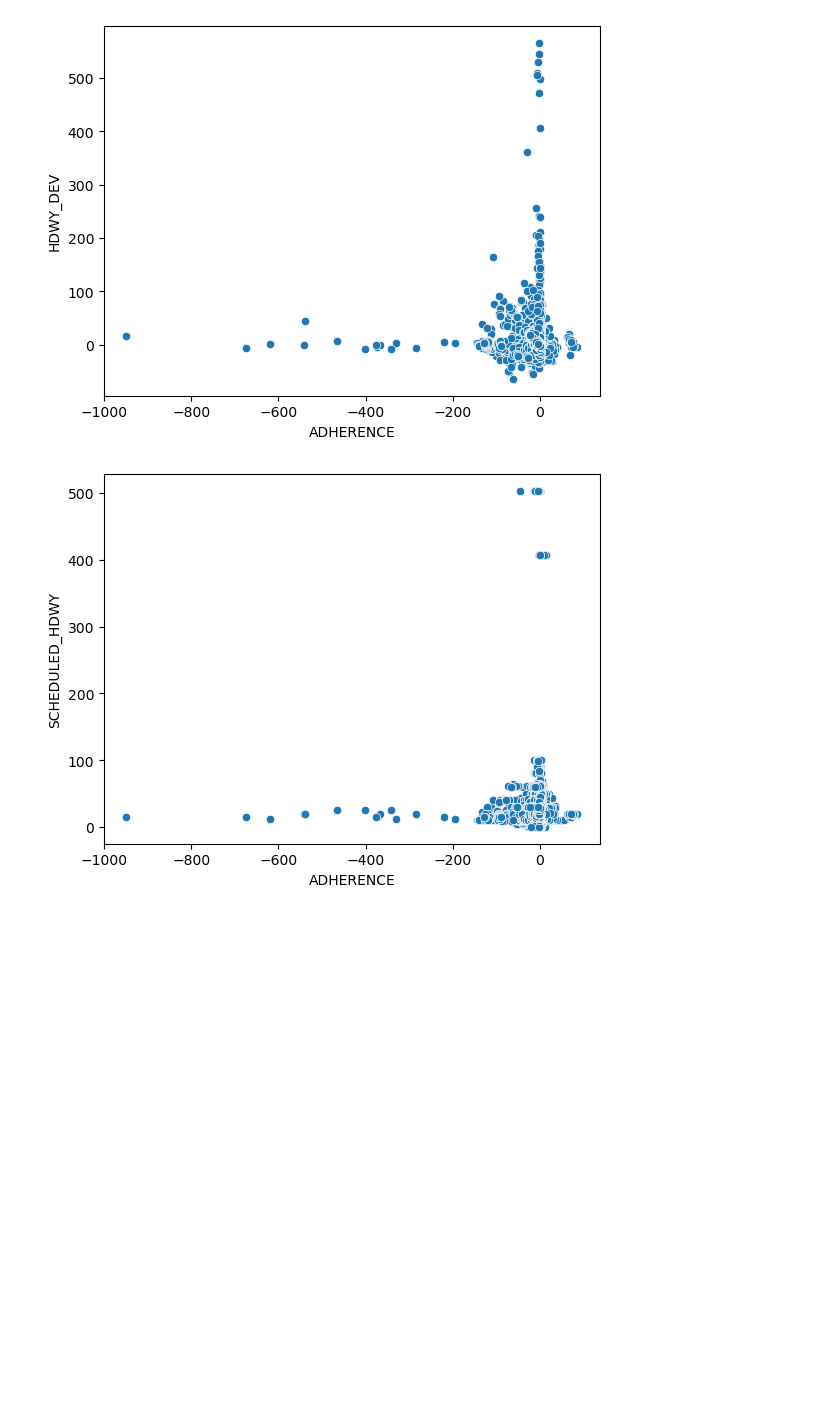
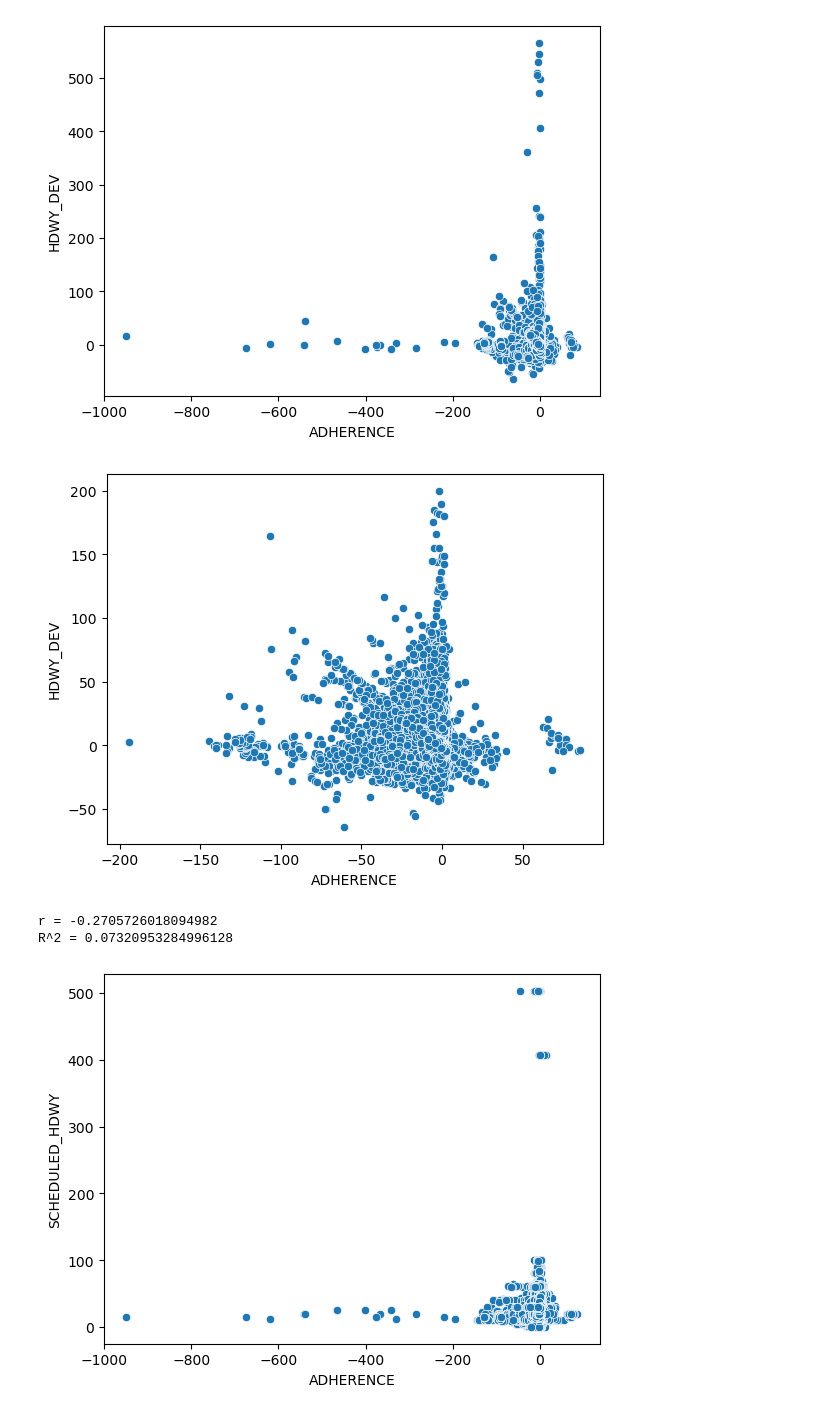
Before and after one commit to ballir27/wego-nashville-bus-adherence, a Jupyter notebook: Notebooks/AB-WeGo-Adherence-Hdwy-Corr.ipynb, the cells around one changed output. Cells and saved outputs as stored; diff of their text form; code cells hidden in the pictures; blank space fills up the shorter version.

```diff
--- a/Notebooks/AB-WeGo-Adherence-Hdwy-Corr.ipynb
+++ b/Notebooks/AB-WeGo-Adherence-Hdwy-Corr.ipynb
@@ -84,6 +85,19 @@ R^2 = 0.042763739907527396
 sns.scatterplot(data=headway_df, x= 'ADHERENCE', y='HDWY_DEV');
 # %% [output]
 [figure]
+# %%
+headway_df200 = headway_df[(headway_df['ADHERENCE']>-200) & (headway_df['HDWY_DEV']<200)]
+# %%
+sns.scatterplot(data=headway_df200, x= 'ADHERENCE', y='HDWY_DEV');
+# %% [output]
+[figure, added]
+# %%
+r = headway_df200[['ADHERENCE','HDWY_DEV']].corr()['ADHERENCE']['HDWY_DEV']
+print('r = ' + str(r))
+print('R^2 = ' + str(r**2))
+# %% [output]
+r = -0.2705726018094982
+R^2 = 0.07320953284996128
 # %%
 sns.scatterplot(data=headway_df, x= 'ADHERENCE', y='SCHEDULED_HDWY');
 # %% [output]
```
Also changed, not shown: parts of 7 cells of this notebook.
